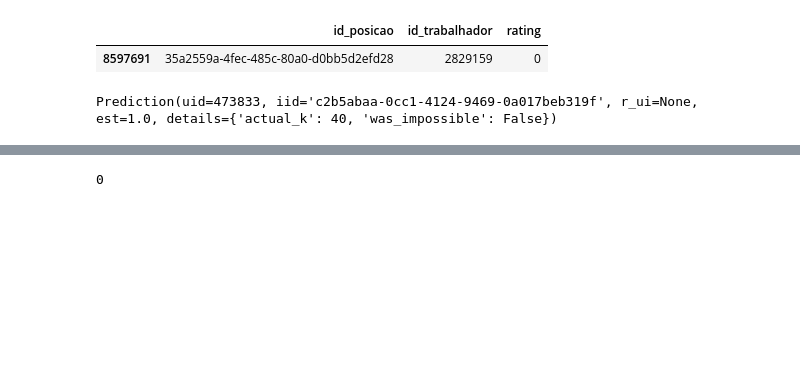
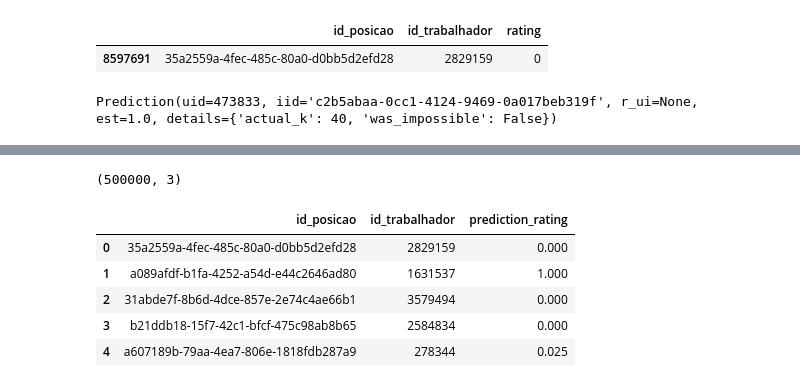
Before and after one commit to equipepontozip/coronathon, a Jupyter notebook: notebooks/surprise-recommendation.ipynb, the cells around one changed output, grey strips where cells are left out. Saved outputs shown, nothing was run; the diff lists cells and outputs as text; code cells hidden in the pictures; blank space fills up the shorter version.

```diff
--- a/notebooks/surprise-recommendation.ipynb
+++ b/notebooks/surprise-recommendation.ipynb
@@ -133,4 +128,12 @@ user: 701687     item: cf04dbf6-120d-4e75-a92a-cbc3355979a5 r_ui = None   est =
-# %%
-algo.predict(id_trabalhador, id_posicao).est
-# %% [output]
-0
+# %%
+df_results = pd.DataFrame(rating_results)
+print(df_results.shape)
+df_results.head()
+# %% [output]
+(500000, 3)
+|  | id_posicao | id_trabalhador | prediction_rating |
+| 0 | 35a2559a-4fec-485c-80a0-d0bb5d2efd28 | 2829159 | 0.000 |
+| 1 | a089afdf-b1fa-4252-a54d-e44c2646ad80 | 1631537 | 1.000 |
+| 2 | 31abde7f-8b6d-4dce-857e-2e74c4ae66b1 | 3579494 | 0.000 |
+| 3 | b21ddb18-15f7-42c1-bfcf-475c98ab8b65 | 2584834 | 0.000 |
+| 4 | a607189b-79aa-4ea7-806e-1818fdb287a9 | 278344 | 0.025 |
```
Also changed, not shown: parts of 18 cells of this notebook.
